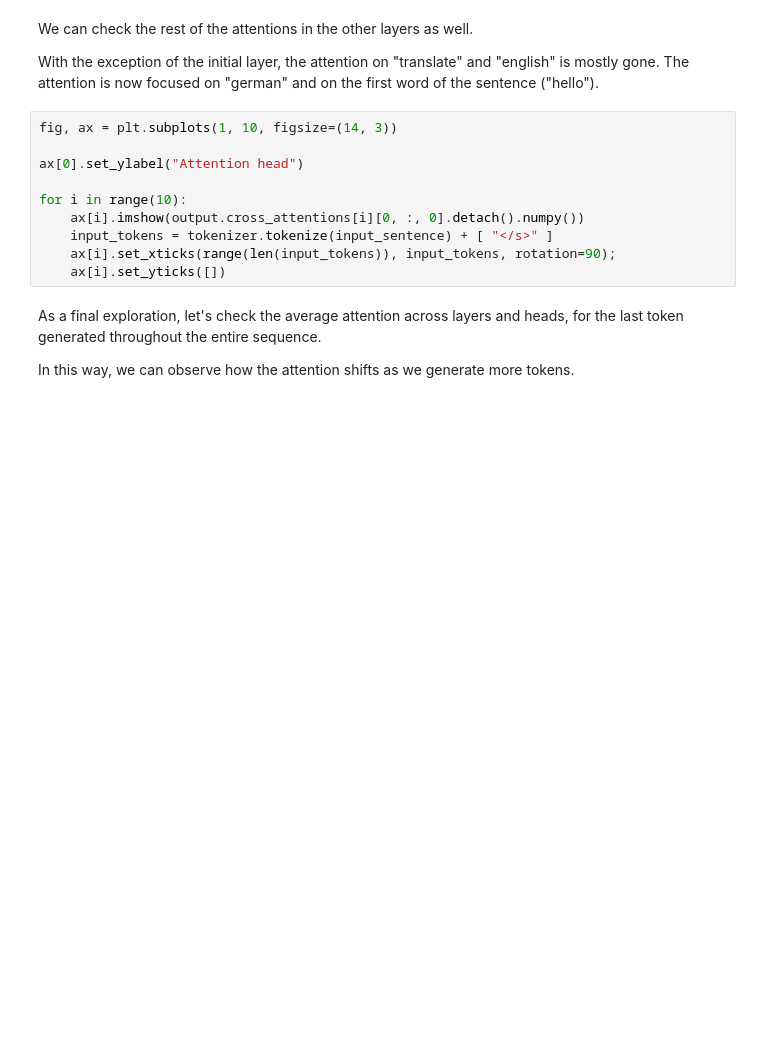
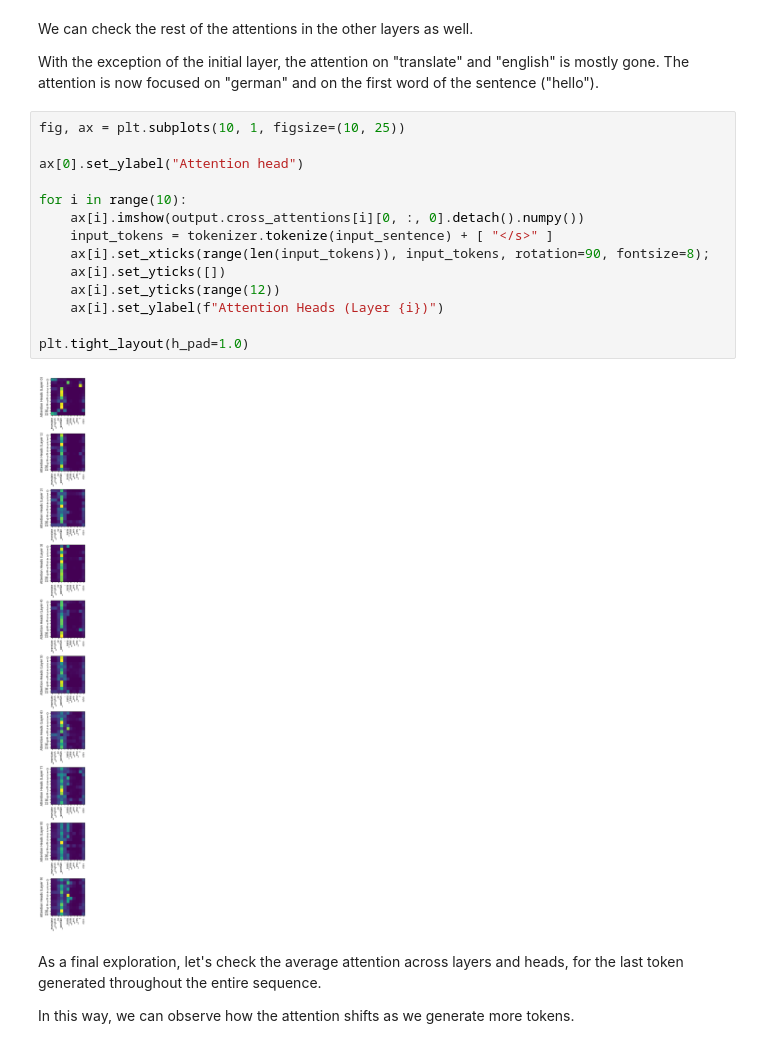
Before and after one commit to leilaalizadeh/LLMlabs, a Jupyter notebook: lab02/text-01-t5.ipynb, the cells around one changed output. Drawn from its saved outputs; the diff is of its cells as text; blank space fills up the shorter version.

```diff
--- a/lab02/text-01-t5.ipynb
+++ b/lab02/text-01-t5.ipynb
@@ -771,15 +849,21 @@ We can check the rest of the attentions in the other layers as well.
 
 With the exception of the initial layer, the attention on "translate" and "english" is mostly gone. The attention is now focused on "german" and on the first word of the sentence ("hello").
 # %%
-fig, ax = plt.subplots(1, 10, figsize=(14, 3))
+fig, ax = plt.subplots(10, 1, figsize=(10, 25))
 
 ax[0].set_ylabel("Attention head")
 
 for i in range(10):
     ax[i].imshow(output.cross_attentions[i][0, :, 0].detach().numpy())
     input_tokens = tokenizer.tokenize(input_sentence) + [ "</s>" ]
-    ax[i].set_xticks(range(len(input_tokens)), input_tokens, rotation=90);
+    ax[i].set_xticks(range(len(input_tokens)), input_tokens, rotation=90, fontsize=8);
     ax[i].set_yticks([])
+    ax[i].set_yticks(range(12))
+    ax[i].set_ylabel(f"Attention Heads (Layer {i})")
+
+plt.tight_layout(h_pad=1.0)
+# %% [output]
+[figure, added]
 # %% [markdown]
 As a final exploration, let's check the average attention across layers and heads, for the last token generated throughout the entire sequence.
 
```
Also changed, not shown: parts of 16 cells of this notebook.
